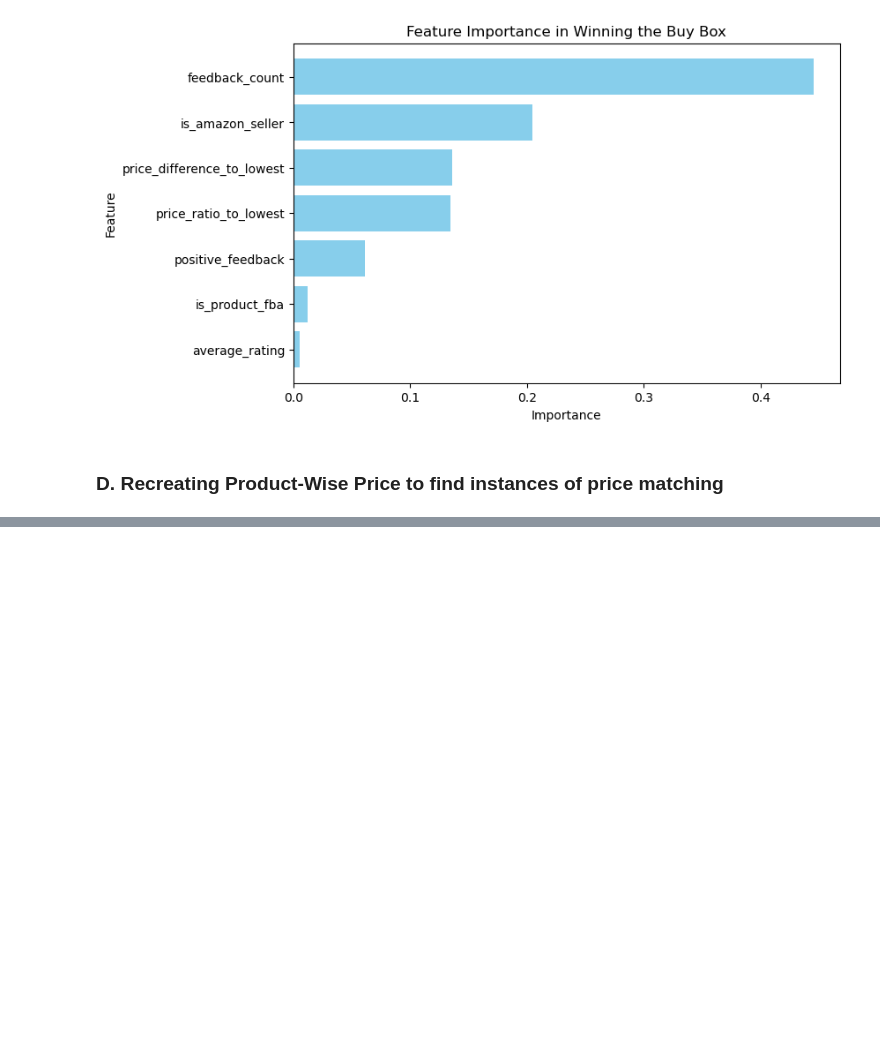
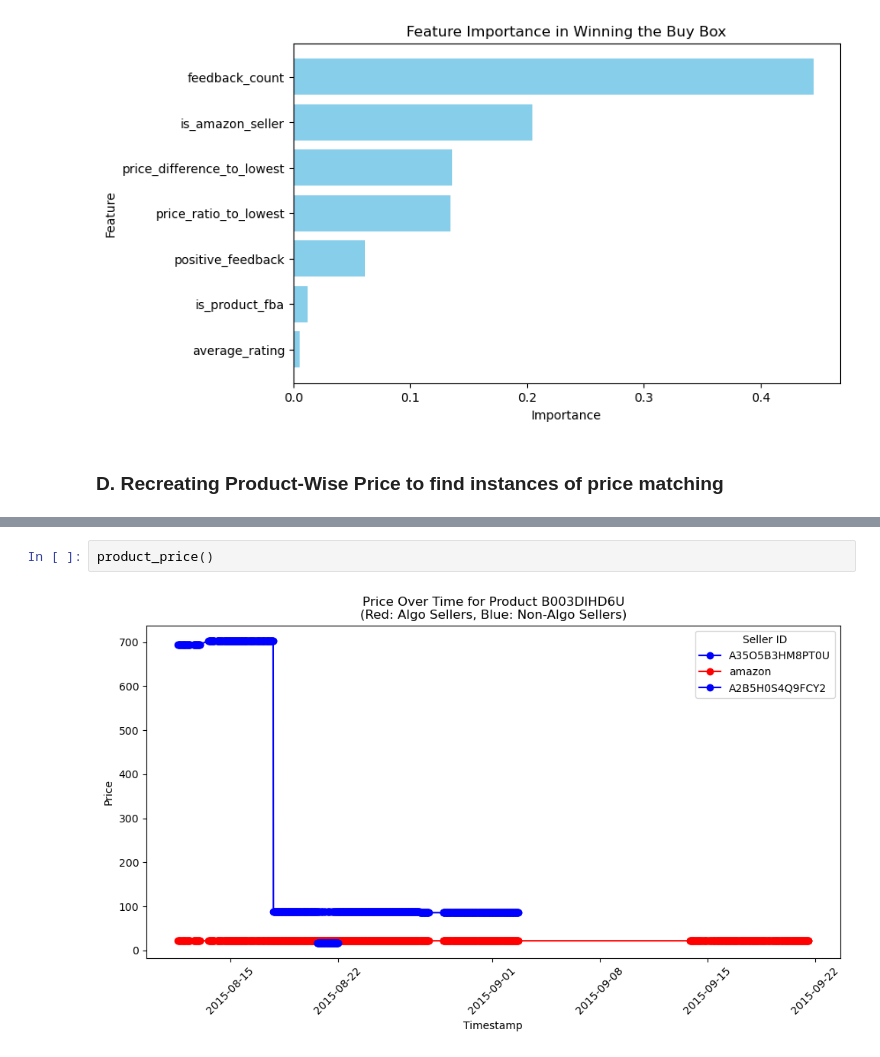
Before and after one commit to ABeltrann/algoPricingResearch, a Jupyter notebook: eda.ipynb, the cells around one changed output, grey strips where cells are left out. Saved outputs shown, nothing was run; the diff lists cells and outputs as text; blank space fills up the shorter version.

```diff
--- a/eda.ipynb
+++ b/eda.ipynb
@@ -276,0 +364,4 @@ unique_pids
+# %%
+product_price()
+# %% [output]
+[figure, added]
```
Also changed, not shown: parts of 17 cells of this notebook.
